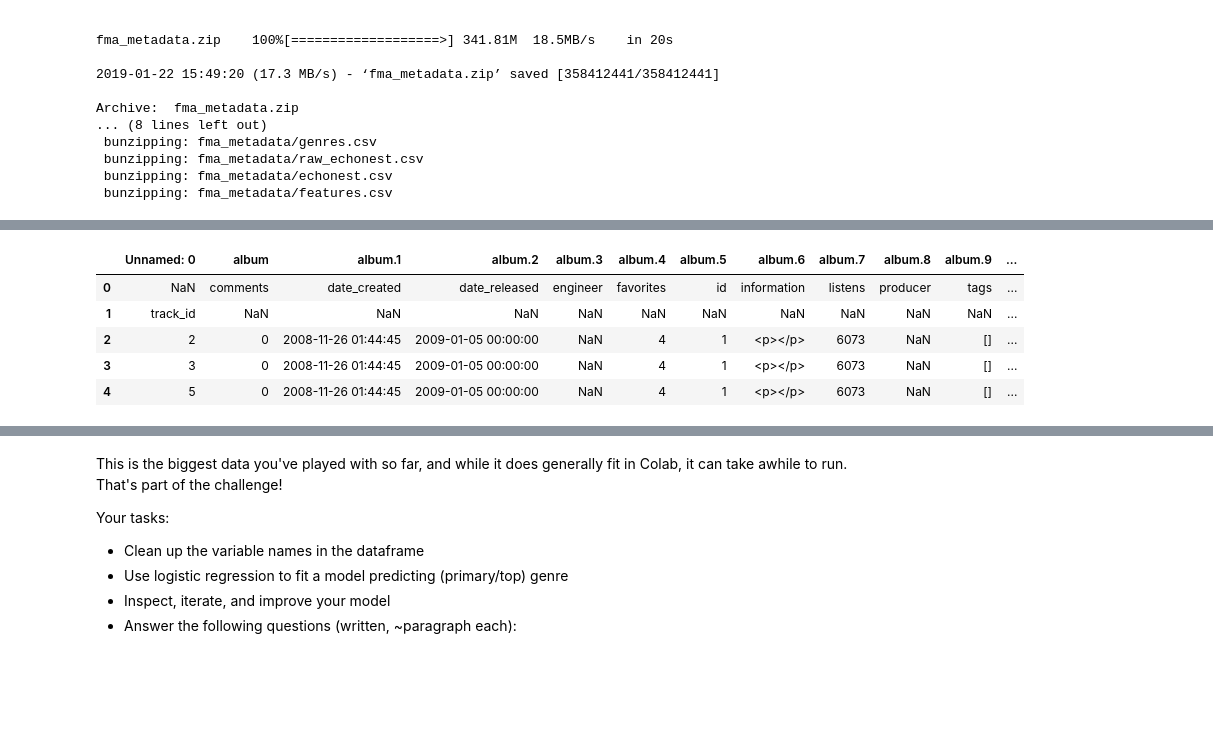
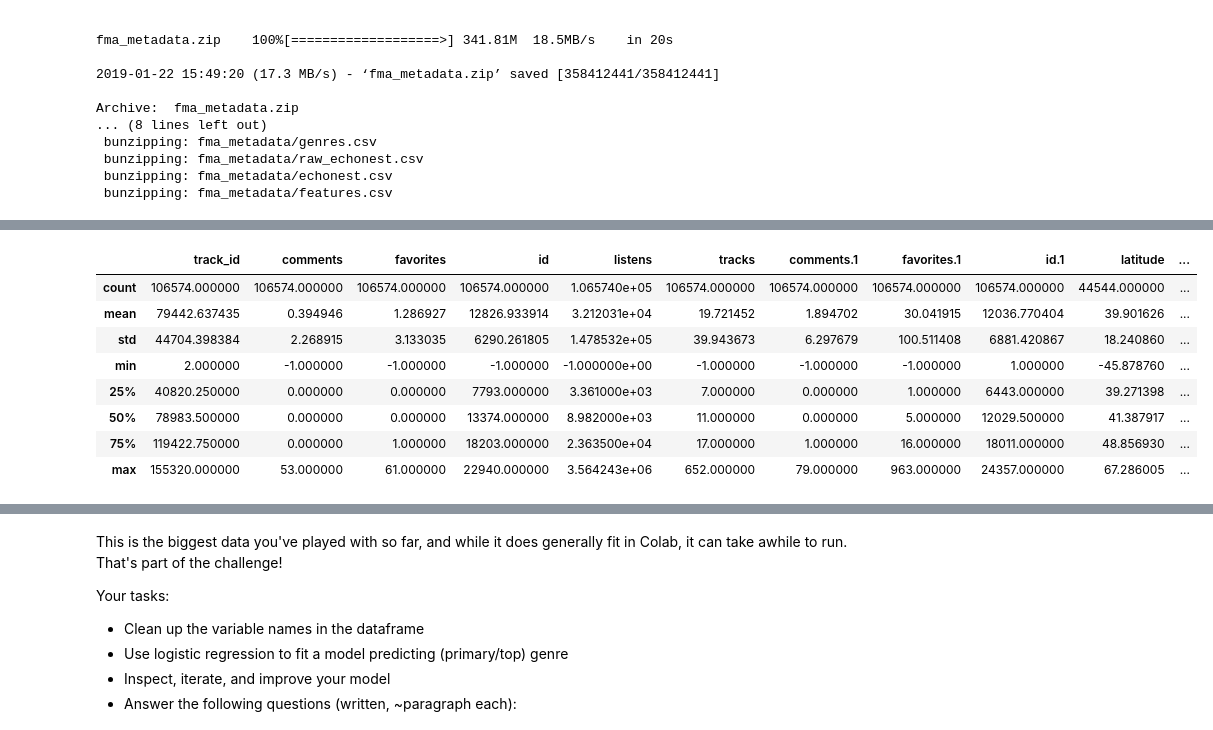
Before and after one commit to bloominstituteoftechnology/DS-Unit-2-Sprint-3-Advanced-Regression, a Jupyter notebook: module1-logistic-regression/LS_DS1_231_Logistic_Regression.ipynb, the cells around one changed output, grey strips where cells are left out. Drawn from its saved outputs; the diff is of its cells as text; code cells hidden in the pictures; blank space fills up the shorter version.

```diff
--- a/module1-logistic-regression/LS_DS1_231_Logistic_Regression.ipynb
+++ b/module1-logistic-regression/LS_DS1_231_Logistic_Regression.ipynb
@@ -299,4 +299,4 @@ Archive:  fma_metadata.zip
  bunzipping: fma_metadata/echonest.csv
  bunzipping: fma_metadata/features.csv
 # %%
-tracks = pd.read_csv('fma_metadata/tracks.csv')
+names = pd.read_csv('fma_metadata/tracks.csv')
@@ -311,0 +303,4 @@ tracks.describe()
+# %%
+pd.set_option('display.max_columns', None)  # Unlimited columns
+names.head(3)
+# So I need to make a list of the good names, and drop all the rows that aren't good.
@@ -311,0 +312,7 @@ tracks.describe()
+# %%
+# I'm going to save these names and use them as the feature names.
+cols = names[0:1].values.tolist()
+cols = cols[0]
+cols[0] = 'track_id'
+cols
+# Better
@@ -311,0 +337,5 @@ tracks.describe()
+# %%
+# Instead of renaming these I'm going to reimport my csv and drop the top rows.
+# This way it will import the datatypes for each column
+df = pd.read_csv('fma_metadata/tracks.csv', skiprows=[0,1,2], header=None, names=cols)
+df.head(5)
@@ -312,10 +349,13 @@ tracks.describe()
 # %%
-pd.set_option('display.max_columns', None)  # Unlimited columns
-tracks.head()
+pd.set_option('display.max_columns', None)
+df.describe()
 # %% [output]
-|  | Unnamed: 0 | album | album.1 | album.2 | album.3 | album.4 | album.5 | album.6 | album.7 | album.8 | album.9 | ... |
-| 0 | NaN | comments | date_created | date_released | engineer | favorites | id | information | listens | producer | tags | ... |
-| 1 | track_id | NaN | NaN | NaN | NaN | NaN | NaN | NaN | NaN | NaN | NaN | ... |
-| 2 | 2 | 0 | 2008-11-26 01:44:45 | 2009-01-05 00:00:00 | NaN | 4 | 1 | <p></p> | 6073 | NaN | [] | ... |
-| 3 | 3 | 0 | 2008-11-26 01:44:45 | 2009-01-05 00:00:00 | NaN | 4 | 1 | <p></p> | 6073 | NaN | [] | ... |
-| 4 | 5 | 0 | 2008-11-26 01:44:45 | 2009-01-05 00:00:00 | NaN | 4 | 1 | <p></p> | 6073 | NaN | [] | ... |
+|  | track_id | comments | favorites | id | listens | tracks | comments.1 | favorites.1 | id.1 | latitude | ... |
+| count | 106574.000000 | 106574.000000 | 106574.000000 | 106574.000000 | 1.065740e+05 | 106574.000000 | 106574.000000 | 106574.000000 | 106574.000000 | 44544.000000 | ... |
+| mean | 79442.637435 | 0.394946 | 1.286927 | 12826.933914 | 3.212031e+04 | 19.721452 | 1.894702 | 30.041915 | 12036.770404 | 39.901626 | ... |
+| std | 44704.398384 | 2.268915 | 3.133035 | 6290.261805 | 1.478532e+05 | 39.943673 | 6.297679 | 100.511408 | 6881.420867 | 18.240860 | ... |
+| min | 2.000000 | -1.000000 | -1.000000 | -1.000000 | -1.000000e+00 | -1.000000 | -1.000000 | -1.000000 | 1.000000 | -45.878760 | ... |
+| 25% | 40820.250000 | 0.000000 | 0.000000 | 7793.000000 | 3.361000e+03 | 7.000000 | 0.000000 | 1.000000 | 6443.000000 | 39.271398 | ... |
+| 50% | 78983.500000 | 0.000000 | 0.000000 | 13374.000000 | 8.982000e+03 | 11.000000 | 0.000000 | 5.000000 | 12029.500000 | 41.387917 | ... |
+| 75% | 119422.750000 | 0.000000 | 1.000000 | 18203.000000 | 2.363500e+04 | 17.000000 | 1.000000 | 16.000000 | 18011.000000 | 48.856930 | ... |
+| max | 155320.000000 | 53.000000 | 61.000000 | 22940.000000 | 3.564243e+06 | 652.000000 | 79.000000 | 963.000000 | 24357.000000 | 67.286005 | ... |
```
Also changed, not shown: parts of 14 cells of this notebook.
